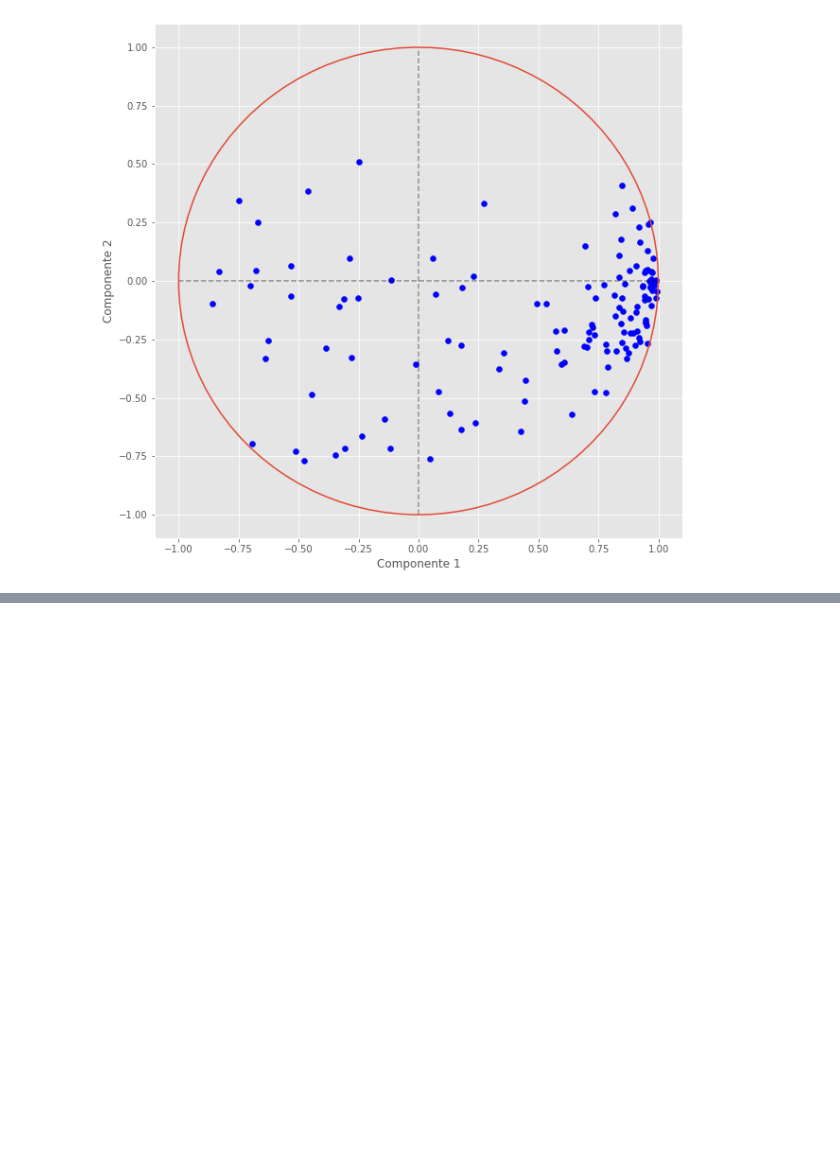
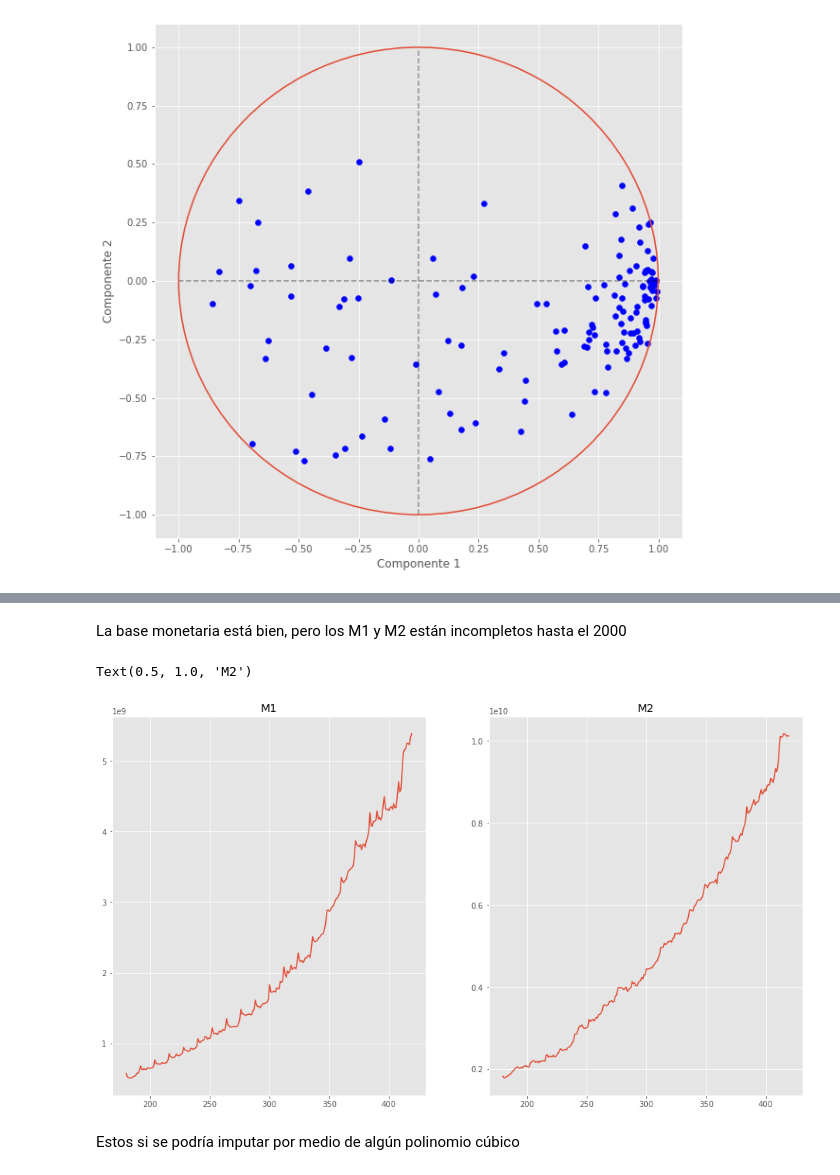
Before and after one commit to magmapinguin/Estimacion-del-PIB-mediante-Ciencia-de-datos, a Jupyter notebook: Notebooks/exploracion.ipynb, the cells around one changed output, grey strips where cells are left out. Drawn from its saved outputs; the diff is of its cells as text; code cells hidden in the pictures; blank space fills up the shorter version.

```diff
--- a/Notebooks/exploracion.ipynb
+++ b/Notebooks/exploracion.ipynb
@@ -257,0 +457,6 @@ Text(0, 0.5, 'Componente 2')
+# %%
+agregados = pd.read_csv("../Datos/agregados.csv", na_values="N/E")
+for column in agregados.columns:
+    if column != "Fecha":
+        agregados[column] = agregados[column].apply(lambda n:float(n.replace(",","")) if isinstance(n,str) else n)
+agregados
@@ -257,0 +493,14 @@ Text(0, 0.5, 'Componente 2')
+# %% [markdown]
+La base monetaria está bien, pero los M1 y M2 están incompletos hasta el 2000
+# %%
+fig, ax = plt.subplots(ncols=2, figsize=(16,9))
+ax[0].plot(agregados.M1)
+ax[0].set_title("M1")
+
+ax[1].plot(agregados.M2)
+ax[1].set_title("M2")
+# %% [output]
+Text(0.5, 1.0, 'M2')
+[figure, added]
+# %% [markdown]
+Estos si se podría imputar por medio de algún polinomio cúbico
```
Also changed, not shown: parts of 51 cells of this notebook.
